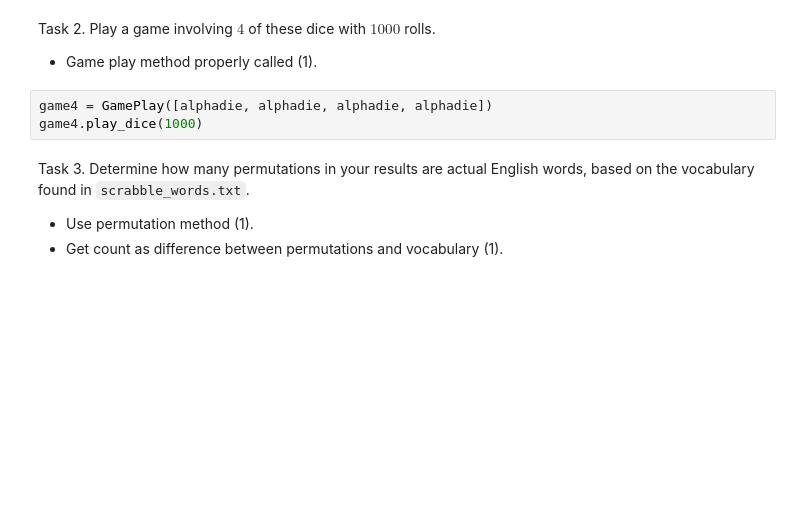
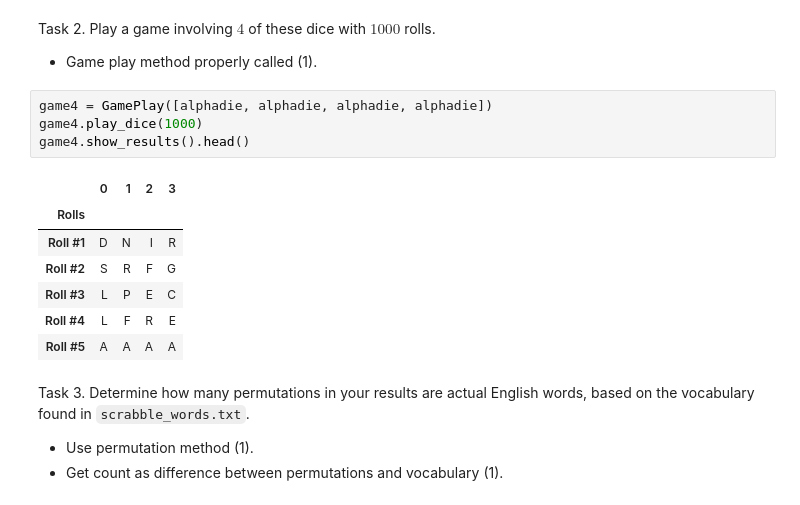
Before and after one commit to christopherpandalee/DS5100FP, a Jupyter notebook: final project/DS51200_FinalProjectTemplate.ipynb, the cells around one changed output. Drawn from its saved outputs; the diff is of its cells as text; blank space fills up the shorter version.

```diff
--- a/final project/DS51200_FinalProjectTemplate.ipynb
+++ b/final project/DS51200_FinalProjectTemplate.ipynb
@@ -724,6 +803,15 @@ Task 2. Play a game involving $4$ of these dice with $1000$ rolls.
 # %%
 game4 = GamePlay([alphadie, alphadie, alphadie, alphadie])
 game4.play_dice(1000)
+game4.show_results().head()
+# %% [output]
+|  | 0 | 1 | 2 | 3 |
+| Rolls |  |  |  |  |
+| Roll #1 | D | N | I | R |
+| Roll #2 | S | R | F | G |
+| Roll #3 | L | P | E | C |
+| Roll #4 | L | F | R | E |
+| Roll #5 | A | A | A | A |
 # %% [markdown]
 Task 3. Determine how many permutations in your results are actual English words, based on the vocabulary found in `scrabble_words.txt`.
 
```
Also changed, not shown: parts of 17 cells of this notebook.
